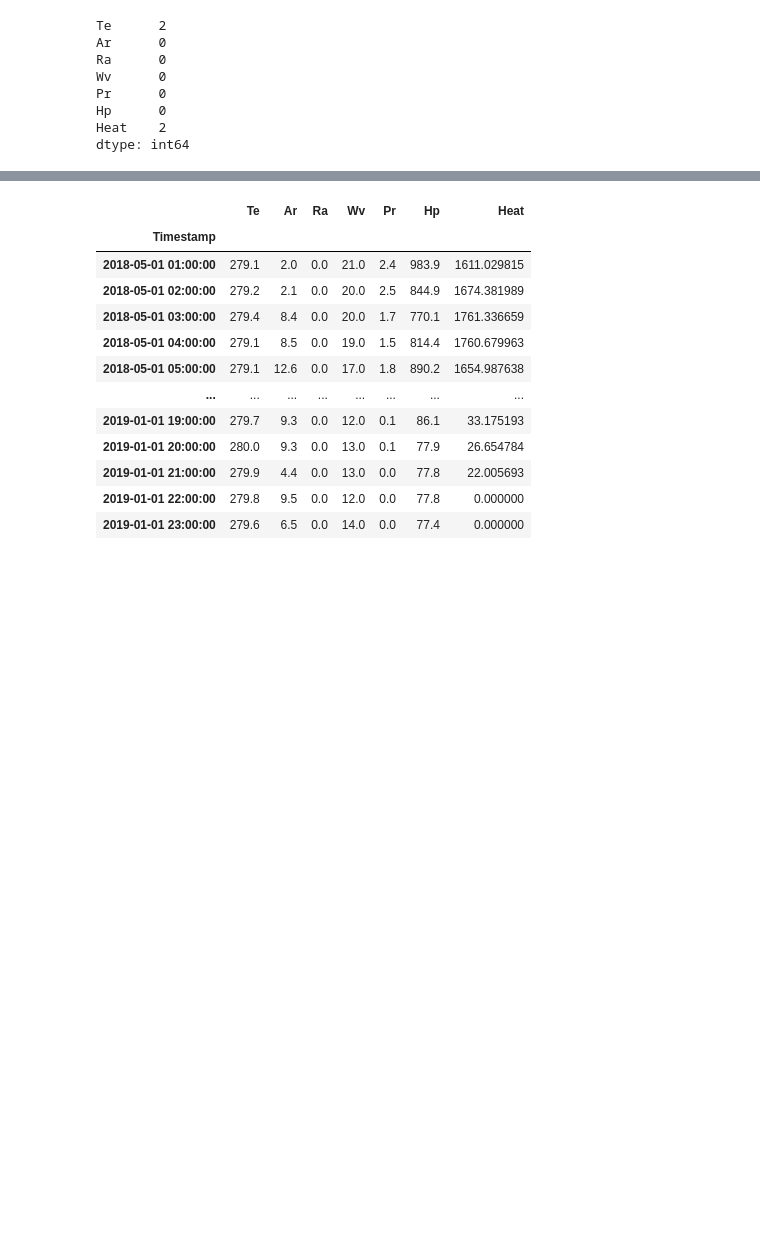
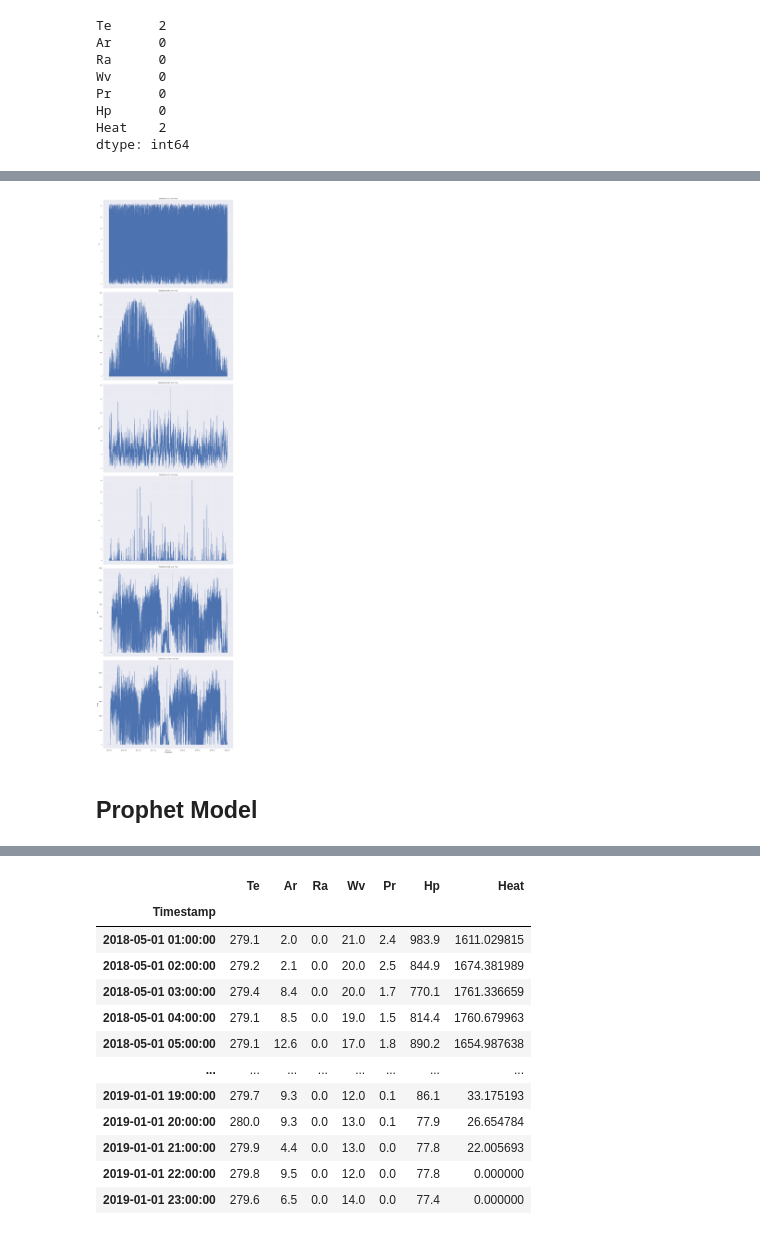
Before and after one commit to melisnv/data-science-projects, a Jupyter notebook: blue-radix-project/greenhouse-assessment.ipynb, the cells around one changed output, grey strips where cells are left out. Cells and saved outputs as stored; diff of their text form; code cells hidden in the pictures; blank space fills up the shorter version.

```diff
--- a/blue-radix-project/greenhouse-assessment.ipynb
+++ b/blue-radix-project/greenhouse-assessment.ipynb
@@ -139,0 +558,26 @@ Timestamp
+# %%
+def lineplot(dataframe):
+    # the list of all features (excluding the timestamp)
+    features = list(dataframe.columns)[1:]
+
+    # each feature in a separate subplot
+    fig, axes = plt.subplots(len(features), 1, figsize=(15, 10 * len(features)), sharex=True)
+
+    for i, feature in enumerate(features):
+        # the current feature in the i-th subplot
+        sns.lineplot(data=dataframe, x='Timestamp', y=feature, ax=axes[i])
+
+        axes[i].set_title(f'Distribution of {feature} over Time')
+        axes[i].set_xlabel('Timestamp')
+        axes[i].set_ylabel(f'{feature}')
+        axes[i].grid(True)
+
+    plt.tight_layout()
+    plt.show()
+
+# usage
+lineplot(df)
+# %% [output]
+[figure, added]
+# %% [markdown]
+## Prophet Model
```
Also changed, not shown: parts of 48 cells of this notebook.
